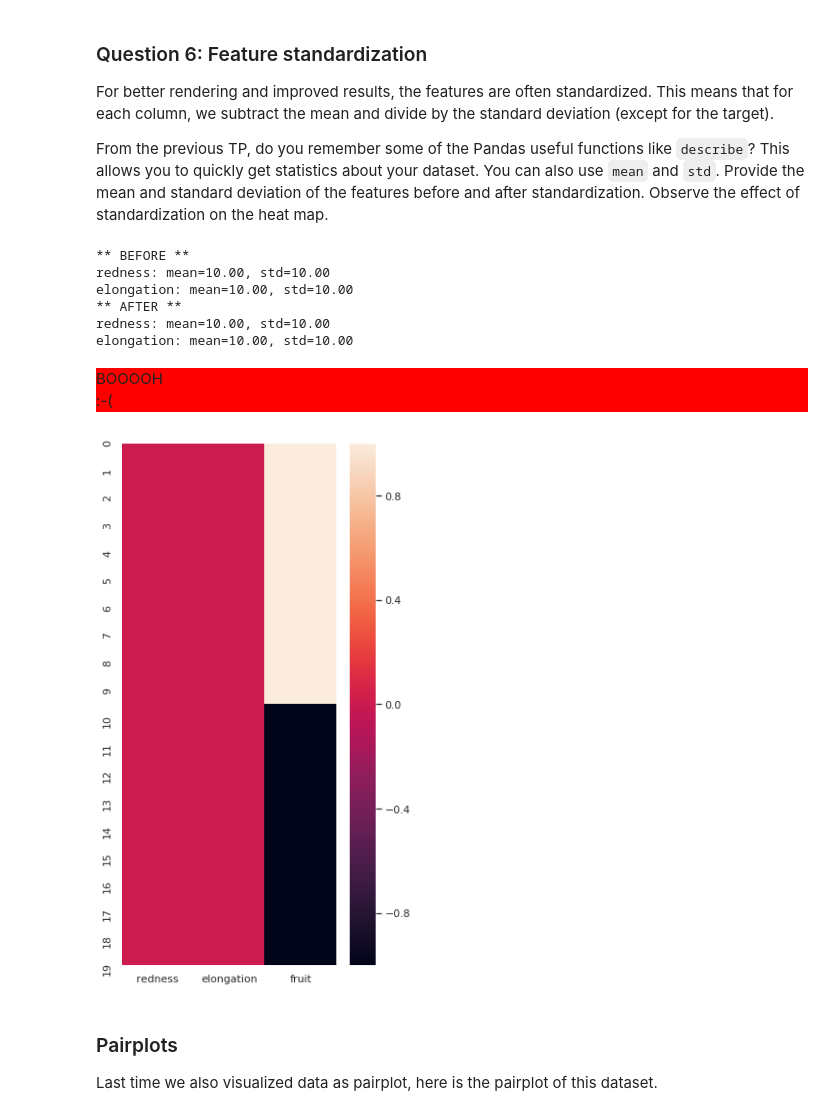
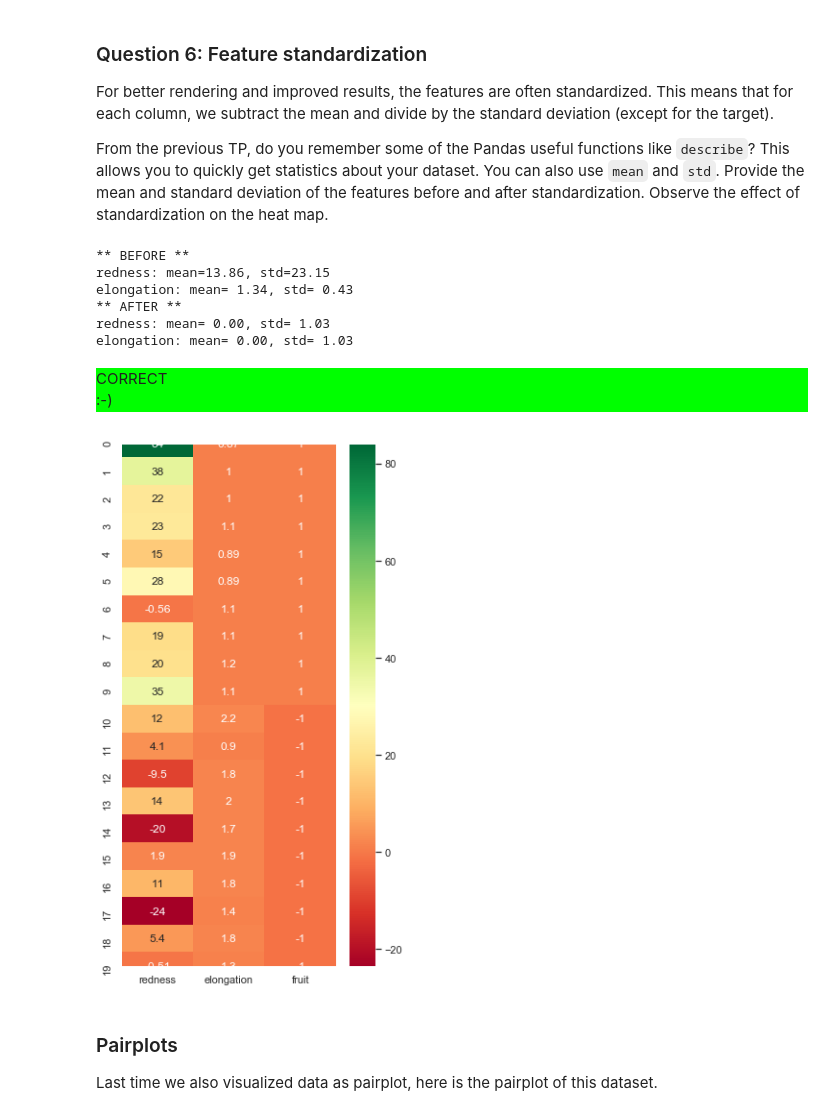
Before and after one commit to mazentebib/info232, a Jupyter notebook: TP1/TP1.ipynb, the cells around one changed output. Drawn from its saved outputs; the diff is of its cells as text; code cells hidden in the pictures.

```diff
--- a/TP1/TP1.ipynb
+++ b/TP1/TP1.ipynb
@@ -93,15 +93,17 @@ Tip: To answer this kind of question, you need to read the documentation of nump
 ### Answer question 1
 question = 1
 import numpy as np         # This is needed to import Numpy
-apple_example = a_files[0]
+apple_example = "./mini-dataset/a1.png"
 img = get_image(apple_example)
-M = np.asarray(img)
-imw, imh, nchannels = M.shape
+print(apple_example)
+M = np.array(img)
+imw, imh, nchannels = M.shape[0], M.shape[1], M.shape[2]
+
 print(imw, imh, nchannels)
 plt.imshow(M) # This shows the image as a numpy array
+
 # This is the checker code, keep it
 answer = int.from_bytes(apple_example.encode('utf-8'), "little")+imw * imh + nchannels
 score = 0
 score += check(answer, question)
-print(answer)
 # %% [output]
@@ -270,7 +265,7 @@ To go a little bit faster, we give you the code to preprocess all the dataset in
 # Create a big data matrix with all a_files and b_files
 verbose = False
 n = len(a_files)
-X = np.zeros([2*n, 2])
+_X = np.zeros([2*n, 2])
 Y = np.zeros([2*n, 1])
 
 # Read and convert a_files
@@ -278,17 +273,18 @@ for i in range(n):
     if verbose: print(a_files[i])
     img = get_image(a_files[i])
     M = np.array(img)
-    X[i, :] = extract_features(M, verbose)
+    _X[i, :] = extract_features(M, verbose)
     Y[i] = 1 # Apples are labeled 1
+
 # Read and convert b_files
 for i in range(n):
     if verbose: print(b_files[i])
     img = get_image(b_files[i])
     M = np.array(img)
-    X[n+i, :] = extract_features(M, verbose)
+    _X[n+i, :] = extract_features(M, verbose)
     Y[n+i] = -1 # Bananas are labeled -1
 
 # This is the checker code for question 5, keep it
-answer = np.sum(X[1,:])+ np.sum(Y[-1,:])
+answer = np.sum(_X[1,:])+ np.sum(_X[-1,:])
 score += check(answer, question)
 # %% [output]
@@ -344,43 +339,42 @@ From the previous TP, do you remember some of the Pandas useful functions like `
 # %%
 question = 6
 
 # The library scikit-learn (sklearn) provides you code to standardize
 from sklearn.preprocessing import StandardScaler
 scaler = StandardScaler()
 X = scaler.fit_transform(_X)
 XY = pd.DataFrame(np.append(X, Y, axis=1), columns=['redness', 'elongation', 'fruit'])
 
 # Change this code to make this heatmap look like the one in class
 fig = plt.figure(figsize=(5,10))
-sns.heatmap(XY)
-
+sns.heatmap(_XY,cmap='RdYlGn',annot=True)
 # Put your answers to question 6 here
-redness_mean_before, elongation_mean_before = 10, 10
-redness_std_before, elongation_std_before = 10, 10
-redness_mean_after, elongation_mean_after = 10, 10
-redness_std_after, elongation_std_after = 10, 10
+redness_mean_before, elongation_mean_before = _XY['redness'].mean(), _XY['elongation'].mean()
+redness_std_before, elongation_std_before = _XY['redness'].std(), _XY['elongation'].std()
+redness_mean_after, elongation_mean_after = XY['redness'].mean(), XY['elongation'].mean()
+redness_std_after, elongation_std_after = XY['redness'].std(), XY['elongation'].std()
 
 print("** BEFORE **")
 print("redness: mean={0:5.2f}, std={1:5.2f}".format(redness_mean_before, redness_std_before))
 print("elongation: mean={0:5.2f}, std={1:5.2f}".format(elongation_mean_before, elongation_std_before))
 print("** AFTER **")
 print("redness: mean={0:5.2f}, std={1:5.2f}".format(redness_mean_after, redness_std_after))
 print("elongation: mean={0:5.2f}, std={1:5.2f}".format(elongation_mean_after, elongation_std_after))
 
 # This is the checker code for question 6, keep it
 answer = redness_mean_before+elongation_mean_before+redness_std_before+elongation_std_before
 answer = answer - (redness_mean_after+elongation_mean_after+redness_std_after+elongation_std_after)
 score += check(answer, question)
 # %% [output]
 ** BEFORE **
-redness: mean=10.00, std=10.00
-elongation: mean=10.00, std=10.00
+redness: mean=13.86, std=23.15
+elongation: mean= 1.34, std= 0.43
 ** AFTER **
-redness: mean=10.00, std=10.00
-elongation: mean=10.00, std=10.00
+redness: mean= 0.00, std= 1.03
+elongation: mean= 0.00, std= 1.03
-BOOOOH
-:-(
+CORRECT
+:-)
-[figure, old version]
+[figure, new version]
 # %% [markdown]
 ### Pairplots
 Last time we also visualized data as pairplot, here is the pairplot of this dataset.
```
Also changed, not shown: parts of 20 cells of this notebook.
